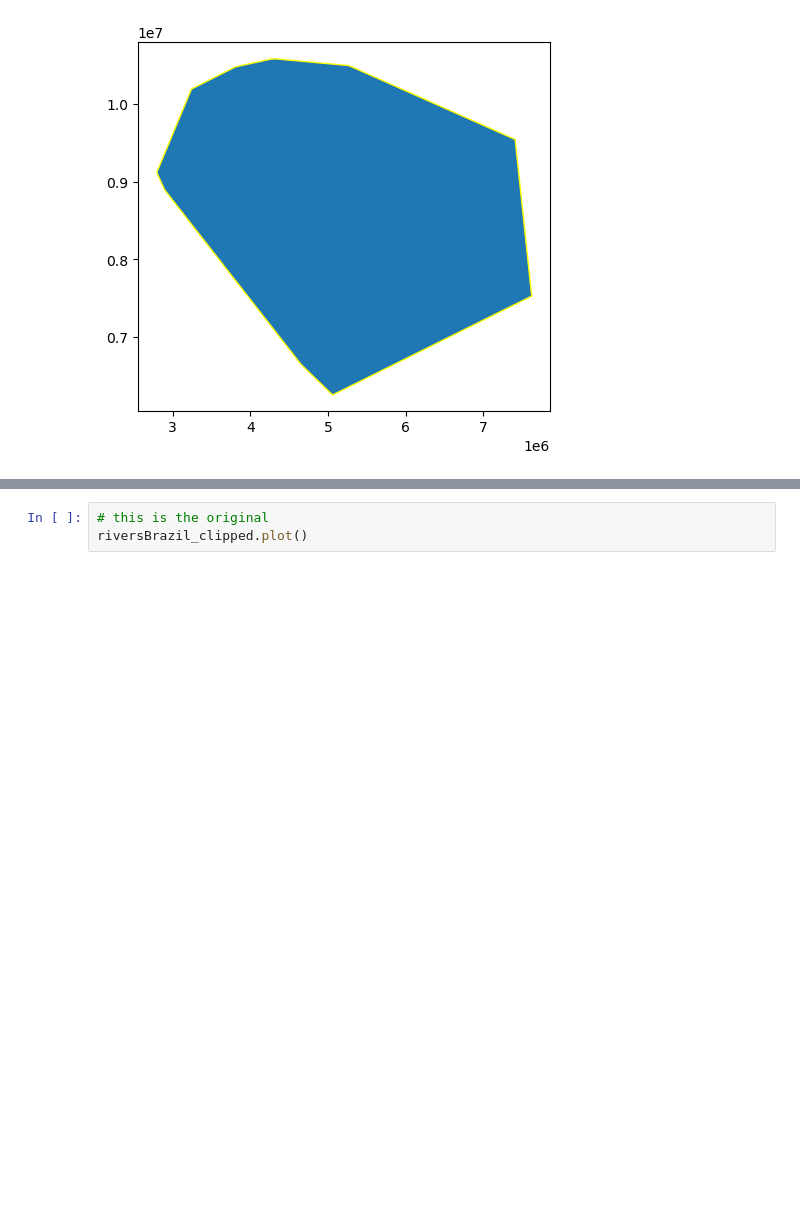
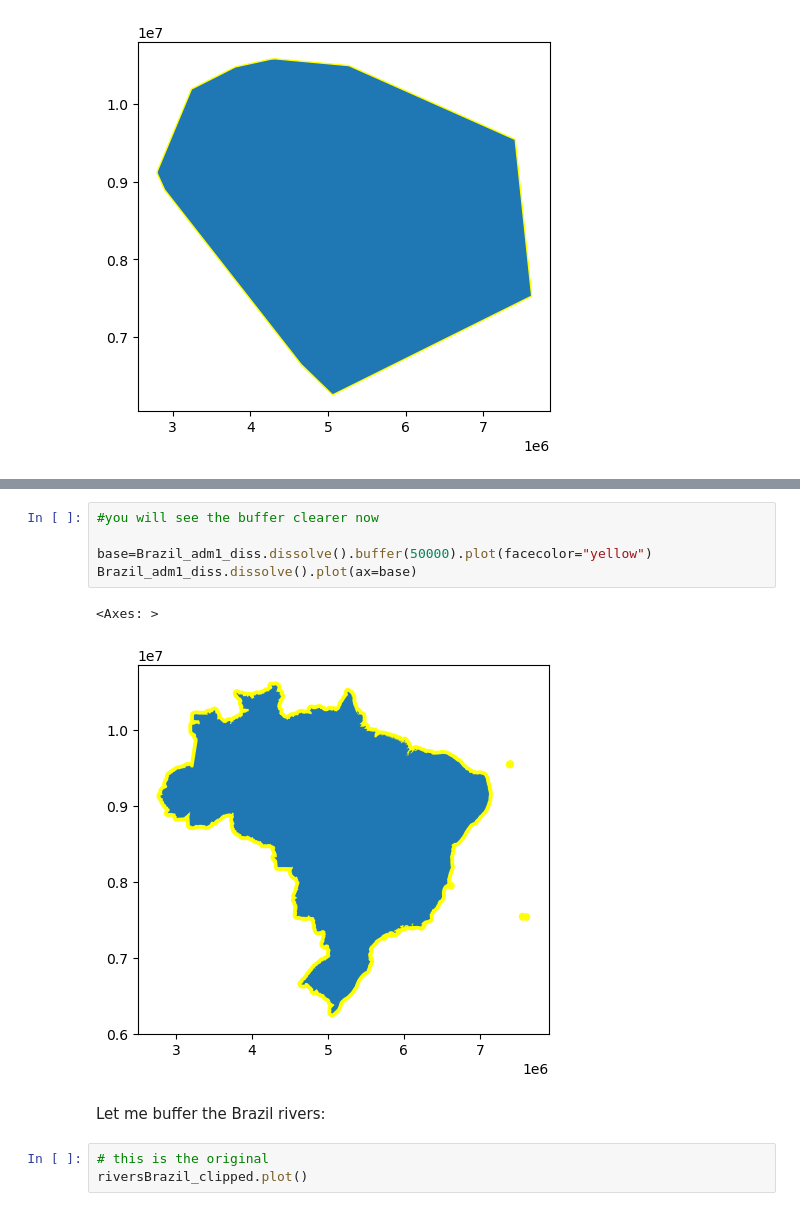
Before and after one commit to CienciaDeDatosEspacial/Operations-onGeoDF, a Jupyter notebook: index.ipynb, the cells around one changed output, grey strips where cells are left out. Cells and saved outputs as stored; diff of their text form; blank space fills up the shorter version.

```diff
--- a/index.ipynb
+++ b/index.ipynb
@@ -606,3 +613,13 @@ The buffer will create polygon that follows the same shape of the original vecto
+# %%
+#you will see the buffer clearer now
+
+base=Brazil_adm1_diss.dissolve().buffer(50000).plot(facecolor="yellow")
+Brazil_adm1_diss.dissolve().plot(ax=base)
+# %% [output]
+<Axes: >
+[figure, added]
+# %% [markdown]
+Let me buffer the Brazil rivers:
 # %%
 # this is the original
 riversBrazil_clipped.plot()
```
Also changed, not shown: parts of 17 cells of this notebook, 2 other files.
